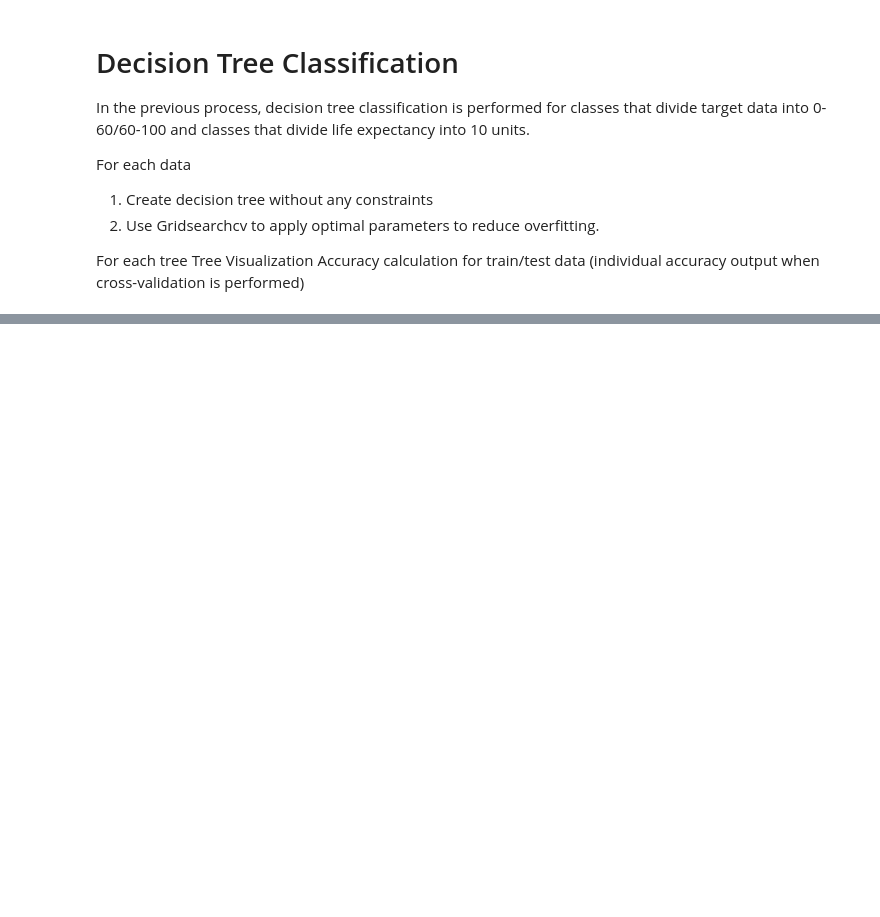
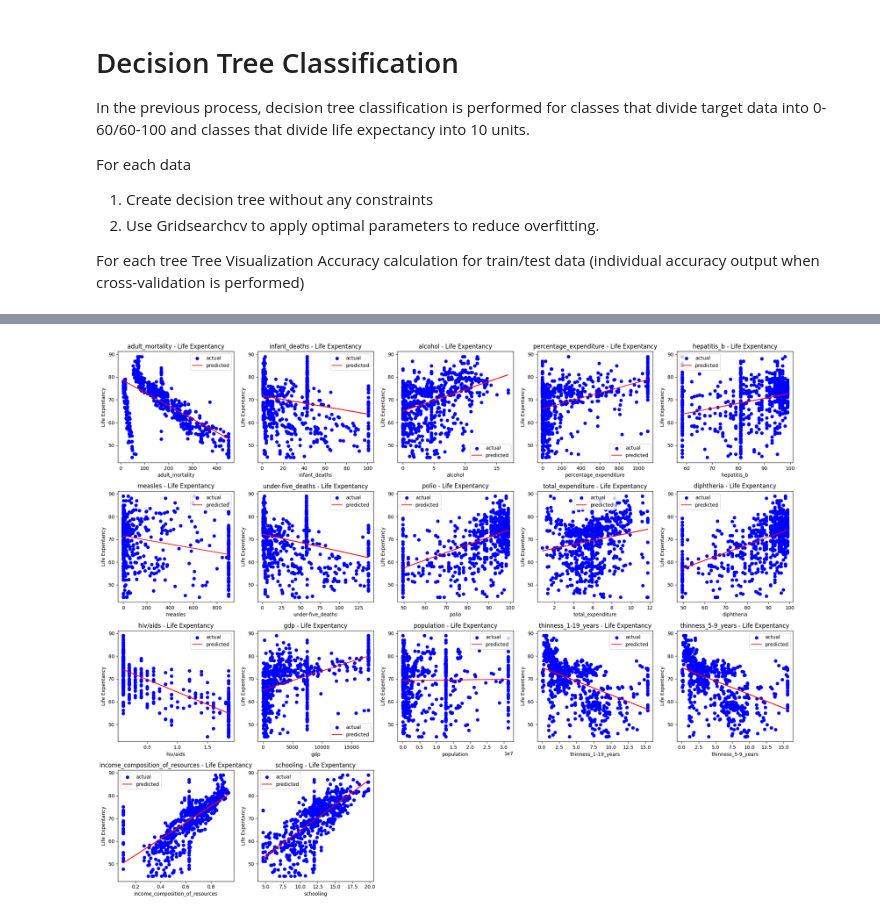
Before and after one commit to 9-coding/Life_Expectancy_DataScicence, a Jupyter notebook: Life_Expectancy_Dataset.ipynb, the cells around one changed output, grey strips where cells are left out. Saved outputs shown, nothing was run; the diff lists cells and outputs as text; code cells hidden in the pictures; blank space fills up the shorter version.

Commit message:
FEAT: add LinearRegression

```diff
--- a/Life_Expectancy_Dataset.ipynb
+++ b/Life_Expectancy_Dataset.ipynb
@@ -548,0 +519,99 @@ Test data accuracy:  0.9795918367346939
+# %%
+from sklearn.linear_model import LinearRegression
+from sklearn.model_selection import train_test_split
+from sklearn.metrics import mean_squared_error
+import matplotlib.pyplot as plt
+
+# subplot의 행과 열 개수를 설정합니다.
+num_rows = 4
+num_cols = 5
+
+# 그래프를 생성합니다.
+fig, axes = plt.subplots(num_rows, num_cols, figsize=(20, 16))
+# 예측에 사용할 열(Column)들을 선택합니다.
+columns = ['adult_mortality',
+       'infant_deaths', 'alcohol', 'percentage_expenditure', 'hepatitis_b',
+       'measles', 'under-five_deaths', 'polio', 'total_expenditure',
+       'diphtheria', 'hiv/aids', 'gdp', 'population', 'thinness_1-19_years',
+       'thinness_5-9_years', 'income_composition_of_resources', 'schooling']
+
+# 각 열(Column)에 대한 선형 회귀 모델을 구축하고 정확도를 평가합니다.
+for i, column in enumerate(columns):
+    # 입력 변수(X)와 출력 변수(y)를 설정합니다.
+    X = df[[column]]
+    y = df['life_expectancy']
+
+    # 훈련 세트와 테스트 세트로 데이터를 나눕니다.
+    X_train, X_test, y_train, y_test = train_test_split(X, y, test_size=0.25, random_state=32)
+
+    # 선형 회귀 모델을 생성하고 학습합니다.
+    model = LinearRegression()
+    model.fit(X_train, y_train)
+
+    # 테스트 세트를 사용하여 예측을 수행합니다.
+    y_pred = model.predict(X_test)
+
+    # 테스트 데이터셋의 예측 결과를 시각화합니다.
+    row = i // num_cols
+    col = i % num_cols
+    axes[row, col].scatter(X_test, y_test, color='b', label='actual')
+    axes[row, col].plot(X_test, y_pred, color='r', label='predicted')
+    axes[row, col].set_xlabel(column)
+    axes[row, col].set_ylabel('Life Expentancy')
+    axes[row, col].set_title('{} - Life Expentancy'.format(column))
+    axes[row, col].legend()
+
+       # 모델의 성능을 평가합니다.
+    mse = mean_squared_error(y_test, y_pred)
+    accuracy = model.score(X_test, y_test)
+    print("Column:", column)
+    print("Mean Squared Error:", mse)
+    print("Accuracy:", accuracy)
+
+
+# 추가적인 subplot 공간을 삭제합니다.
+for i in range(len(columns), num_rows * num_cols):
+    row = i // num_cols
+    col = i % num_cols
+    fig.delaxes(axes[row, col])
+
+plt.tight_layout()  # subplot들을 자동으로 조정하여 겹치지 않도록 합니다.
+plt.show()
+
+df_a = df[['adult_mortality', 'hiv/aids', 'polio', 'diphtheria', 'gdp','income_composition_of_resources', 'schooling']]
+
+y=df['life_expectancy']
+X=df_a
+
+from sklearn.metrics import r2_score
+# Splittinng X and Y (Features and output)
+#-----------------------------------
+y=df['life_expectancy']
+X=df_a
+
+X_train, X_test, y_train, y_test = train_test_split(X, y, test_size=0.25)
+#X_train.columns = X_train.columns.astype(str)
+
+Linear_model= LinearRegression()
+Linear_model.fit(X_train,y_train)
+print(Linear_model.score(X_train,y_train))
+
+# 훈련 데이터에 대한 예측 수행
+y_pred = Linear_model.predict(X_train)
+
+
+# 평균 제곱 오차 계산
+mse = mean_squared_error(y_train, y_pred)
+print("Mean Squared Error(Train):", mse)
+
+# 테스트 데이터에 대한 예측 수행
+y_pred_test = Linear_model.predict(X_test)
+
+# 평균 제곱 오차 계산
+mse_test = mean_squared_error(y_test, y_pred_test)
+print("Mean Squared Error (Test):", mse_test)
+
+# 결정 계수 계산
+r2_test = r2_score(y_test, y_pred_test)
+print("R-squared (Test):", r2_test)
+# %% [output]
@@ -548,0 +635 @@ Test data accuracy:  0.9795918367346939
+[figure, added]
```
Also changed, not shown: parts of 8 cells of this notebook.
